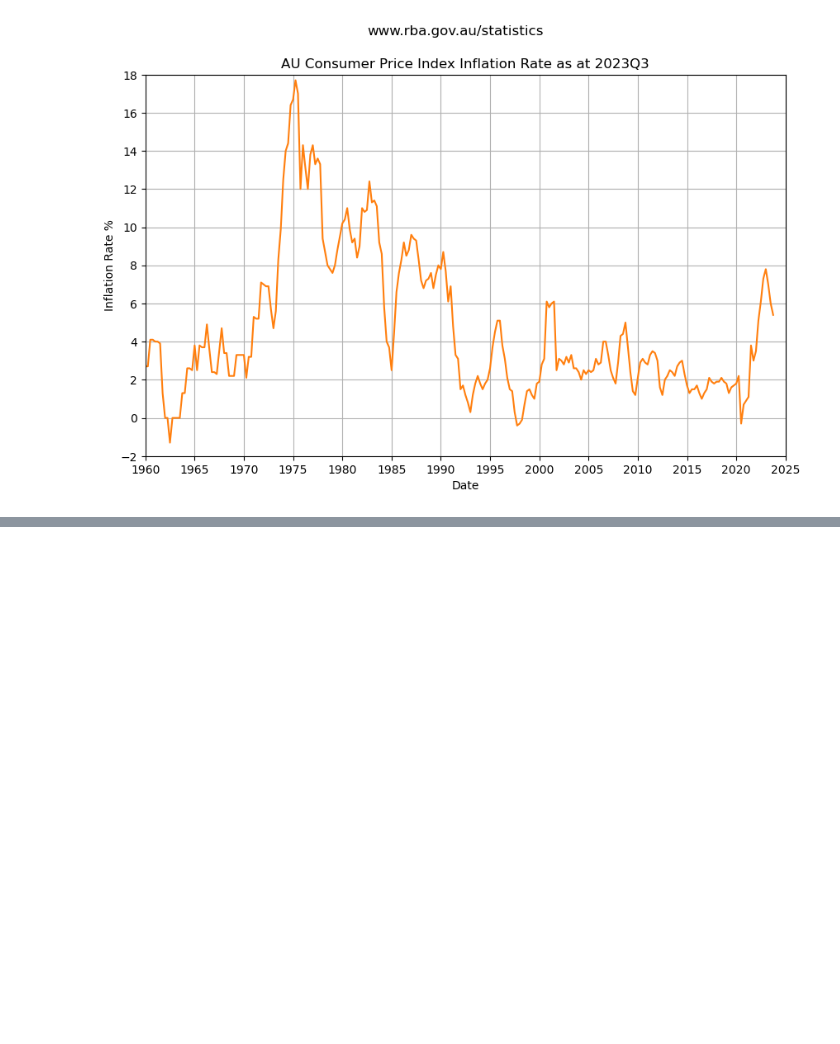
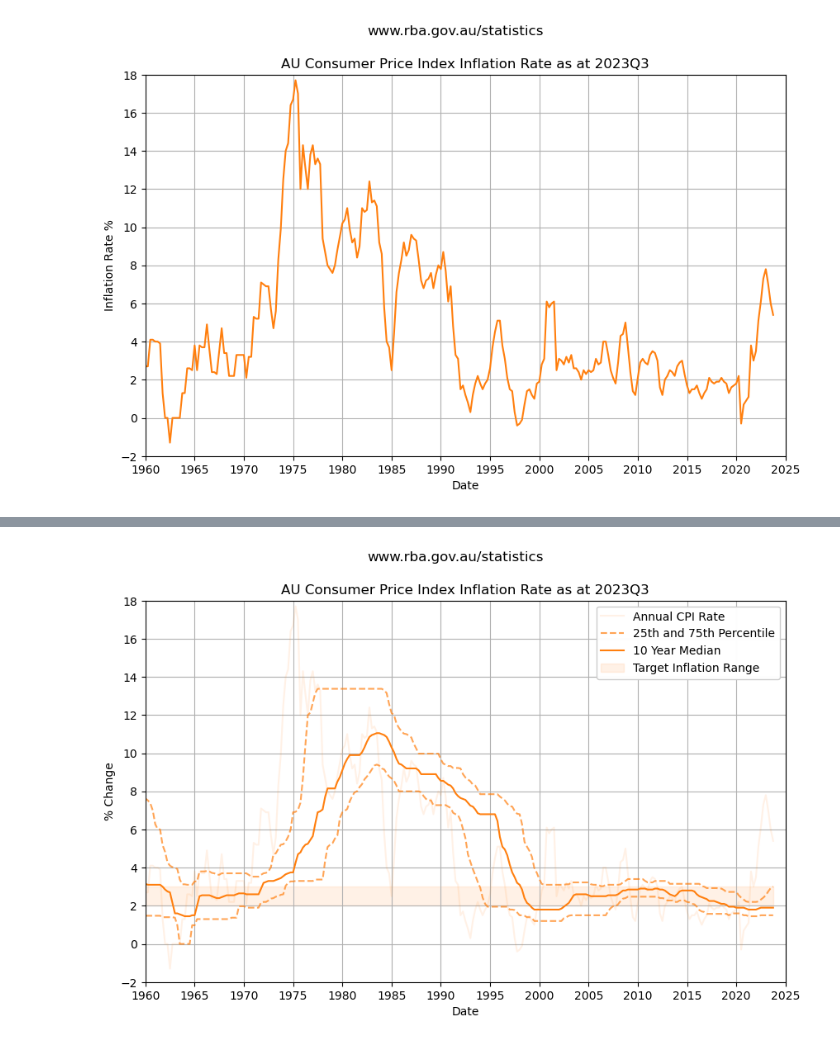
Before and after one commit to mikejonestechno/investment-analytics, a Jupyter notebook: notebooks/inflation.ipynb, the cells around one changed output, grey strips where cells are left out. Cells and saved outputs as stored; diff of their text form; code cells hidden in the pictures; blank space fills up the shorter version.

```diff
--- a/notebooks/inflation.ipynb
+++ b/notebooks/inflation.ipynb
@@ -41,12 +44,13 @@ df_inflation = load_data(csv_url, local_file, max_age_days, skip_rows)
 # %%
 """ Data Transformation """
 # GCPIAGYP = Consumer Price Index: All Groups, Percentage change from corresponding quarter of previous year
+data_column = 'GCPIAGYP'
 
 # Series ID dates are in the format 'Jan-1959' %b-%Y
 df_inflation['Date'] = df_inflation['Series ID'].apply(lambda d: pd.to_datetime(d, format='%b-%Y') + pd.offsets.MonthEnd(1))
 df_inflation.set_index('Date', inplace=True)
 
-last_index = df_inflation['GCPIAGYP'].last_valid_index()
+last_index = df_inflation[data_column].last_valid_index()
 # only include rows up to the last_index (drop the NaN rows at end of file)
 df_inflation = df_inflation.loc[:last_index]
 # %%
@@ -55,6 +59,7 @@ start_year = 1960
 
 # Set 'last_quarter' to the last quarter with a valid value for GCPIAGYP (so I can display 'as of <date>' in chart title)
 last_quarter = pd.Period(last_index, freq='Q')
+legend_location='best'
 # %% [markdown]
 Inflation rocketed through the roof in the 1970s peaking at 18% in 1975.
 
@@ -148,0 +124,12 @@ Over the last 30 years:
+# %%
+""" Create a markdown data table of the multi year percentiles"""
+
+# Create the header rows of the table
+table = "| years |" + " | ".join(f'{str(percentile)}' for percentile in percentiles) + " |\n"
+table += "|---:" * (len(Percentiles._fields) +1) + "|\n"
+
+# Add the percentile values for each window period
+for window in window_periods:
+    years = window // periods_per_year
+    name = f'rolling_{years}_years'
+    table += f"| {years} | " + " | ".join("{:,.2f}".format(df_inflation[f'{name}_{percentile_name}'].iloc[-1]) for percentile_name in Percentiles._fields) + " |\n"
@@ -149,2 +159,5 @@ Over the last 30 years:
+# %%
+with open('../data/inflation_percentiles.md', 'w') as f:
+    f.write(table)
 # %% [markdown]
 The chart shows inflation stayed close to the RBA target inflation rate of 2 to 3 percent for over twenty five years.
@@ -236,0 +164,45 @@ plt.show()
+# %%
+plt.figure(figsize=(10, 6))
+plt.plot(df_inflation.index, df_inflation[data_column], label='Annual CPI Rate', color=colors[1]['color'], alpha=0.1)
+
+for i, percentile in enumerate(Percentiles._fields):
+    linestyle = '--' if i != 1 else '-'
+    alpha = 0.7 if i != 1 else 1.0
+    if i == 0:
+        label = f'{str(percentiles[0]) + "th and " + str(percentiles[2]) + "th Percentile"}'
+    elif i == 1:
+        label = f'{multi_year} Year {percentile.capitalize()}'
+    else:
+        label = None
+    plt.plot(df_inflation.index, df_inflation[f'rolling_{multi_year}_years_{percentile}'], color=colors[1]['color'], linestyle=linestyle, alpha=alpha, label=label)
+
+plt.xlabel('Date')
+plt.ylabel('% Change')
+plt.suptitle('www.rba.gov.au/statistics')
+plt.title('AU Consumer Price Index Inflation Rate as at ' + str(last_quarter))
+plt.ylim(bottom=bottom_limit, top=top_limit)
+plt.xlim(left=left_limit, right=pd.to_datetime('2025-01-01'))
+ax = plt.gca()  # Get the current Axes instance
+ax.xaxis.set_major_locator(mdates.YearLocator(tick_years))  # Set major ticks every x years
+ax.xaxis.set_major_formatter(mdates.DateFormatter('%Y'))  # Format major ticks as years
+ax.yaxis.set_major_locator(ticker.MultipleLocator(2))
+# if xticks > 15, rotate x-axis labels
+if len(ax.get_xticks()) > 15:
+    plt.xticks(rotation=45)  # Rotate x-axis labels
+plt.grid(True)
+
+# Add a horizontal band between y=2 and y=3
+plt.fill_between(df_inflation.index, 2, 3, color=colors[1]['color'], alpha=0.1)
+# Create a Patch for the legend
+target_range = mpatches.Patch(color=colors[1]['color'], alpha=0.1, label='Target Inflation Range')
+# Get the existing legend entries
+handles, labels = ax.get_legend_handles_labels()
+# Add the patch to the existing handles
+handles.append(target_range)
+# Create the legend with the existing entries and the new patch
+legend = plt.legend(handles=handles, loc=legend_location)
+legend.get_frame().set_facecolor('white')
+legend.get_frame().set_alpha(0.98)
+plt.show()
+# %% [output]
+[figure, added]
```
Also changed, not shown: parts of 13 cells of this notebook, 12 other files.
